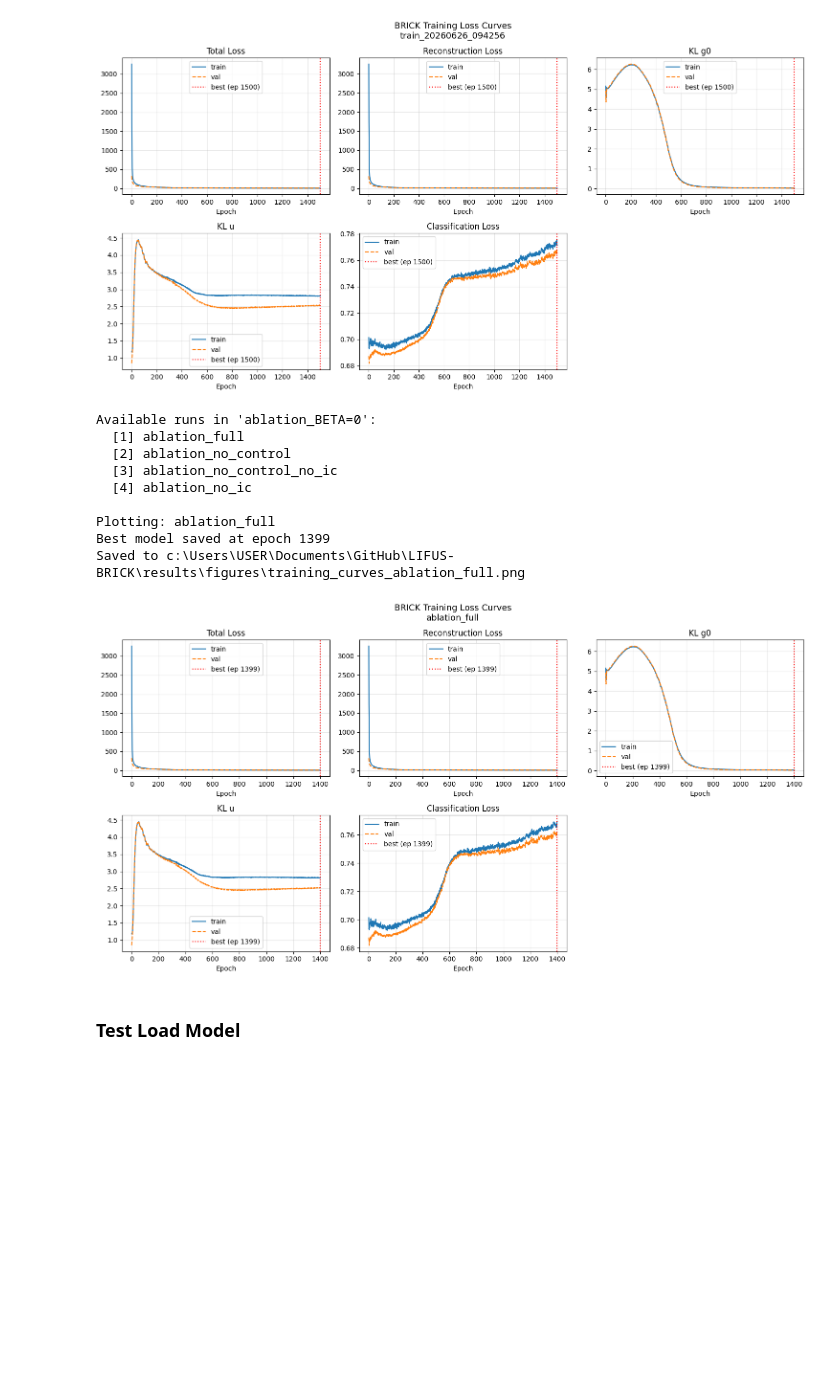
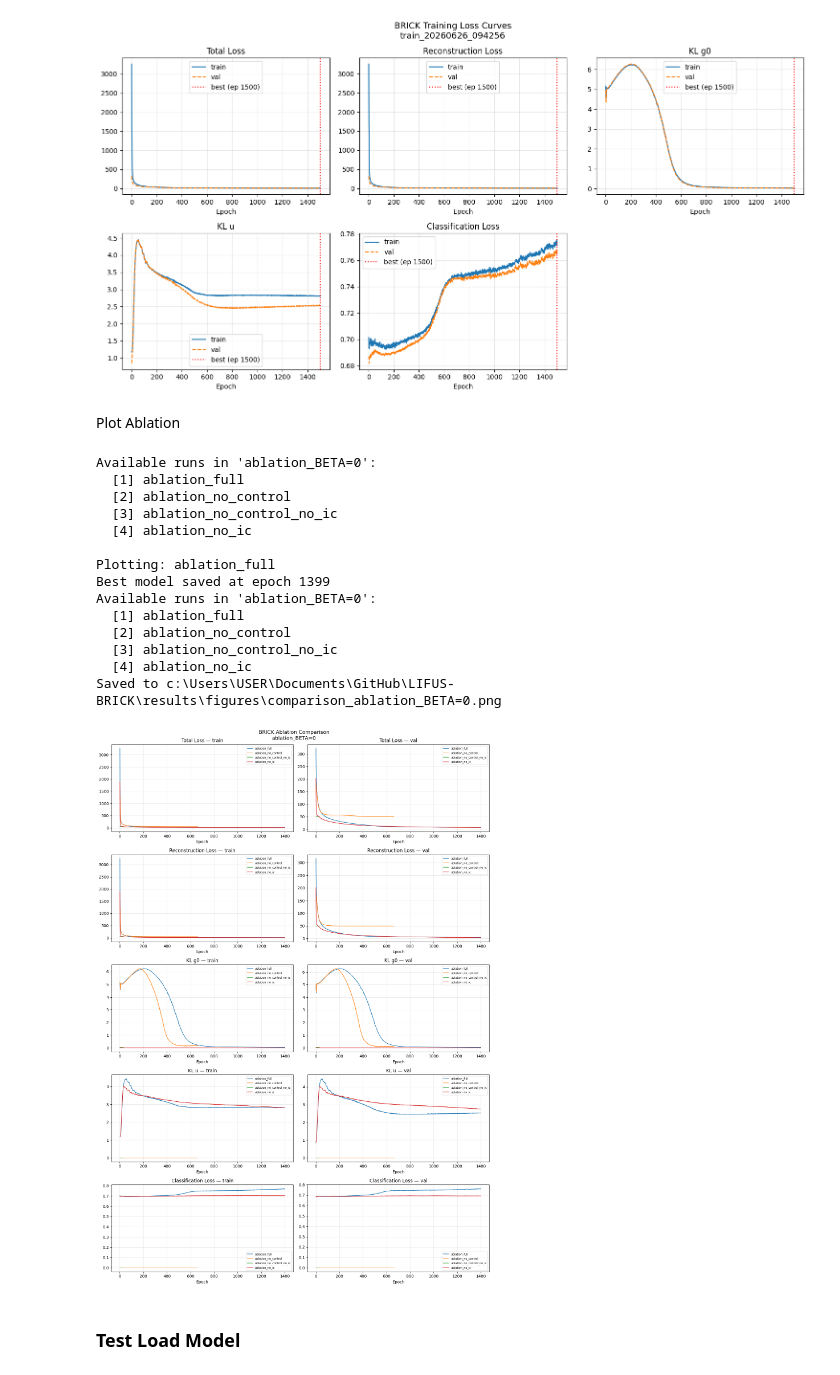
Before and after one commit to nadegeooo/LIFUS-BRICK, a Jupyter notebook: analysis/model_inspection.ipynb, the cells around one changed output. Cells and saved outputs as stored; diff of their text form; code cells hidden in the pictures; blank space fills up the shorter version.

Commit message:
Made pre and post comparison and tested on default model (not best).

```diff
--- a/analysis/model_inspection.ipynb
+++ b/analysis/model_inspection.ipynb
@@ -114,26 +112,27 @@ def plot_ablation(results_root: Path, subfolder: str, out_path: Path):
     """Plot all runs in a subfolder overlaid on the same axes."""
     csv_files = list_runs(results_root, subfolder=subfolder)
 
-    fig, axes = plt.subplots(2, 3, figsize=(15, 8))
+    fig, axes = plt.subplots(5, 2, figsize=(14, 20))
     fig.suptitle(f"BRICK Ablation Comparison\n{subfolder}", fontsize=13)
 
-    def plot(ax, title, key_train, key_val):
+    def plot(ax_train, ax_val, title, key_train, key_val):
         for csv_path in csv_files:
             data = load_csv(csv_path)
             label = csv_path.parent.name
-            ax.plot(data["epochs"], data[key_train], label=f"{label} train", linewidth=1.0)
-            ax.plot(data["epochs"], data[key_val],   label=f"{label} val",   linewidth=1.0, linestyle="--")
-        ax.set_title(title)
-        ax.set_xlabel("Epoch")
-        ax.legend(fontsize=6)
-        ax.grid(alpha=0.3)
+            ax_train.plot(data["epochs"], data[key_train], label=label, linewidth=1.2)
+            ax_val.plot(data["epochs"],   data[key_val],   label=label, linewidth=1.2)
+        ax_train.set_title(f"{title} — train")
+        ax_val.set_title(f"{title} — val")
+        for ax in (ax_train, ax_val):
+            ax.set_xlabel("Epoch")
+            ax.legend(fontsize=7)
+            ax.grid(alpha=0.3)
 
-    plot(axes[0, 0], "Total Loss",          "train_total",  "val_total")
-    plot(axes[0, 1], "Reconstruction Loss", "train_recon",  "val_recon")
-    plot(axes[0, 2], "KL g0",               "train_kl_g0",  "val_kl_g0")
-    plot(axes[1, 0], "KL u",                "train_kl_u",   "val_kl_u")
-    plot(axes[1, 1], "Classification Loss", "train_cls",    "val_cls")
-    axes[1, 2].axis("off")
+    plot(axes[0, 0], axes[0, 1], "Total Loss",          "train_total",  "val_total")
+    plot(axes[1, 0], axes[1, 1], "Reconstruction Loss", "train_recon",  "val_recon")
+    plot(axes[2, 0], axes[2, 1], "KL g0",               "train_kl_g0",  "val_kl_g0")
+    plot(axes[3, 0], axes[3, 1], "KL u",                "train_kl_u",   "val_kl_u")
+    plot(axes[4, 0], axes[4, 1], "Classification Loss", "train_cls",    "val_cls")
 
     plt.tight_layout()
     out_path.parent.mkdir(parents=True, exist_ok=True)
@@ -176,32 +175,43 @@ Plotting: train_20260626_094256
 Best model saved at epoch 1500
 Saved to c:\Users\USER\Documents\GitHub\LIFUS-BRICK\results\figures\training_curves_train_20260626_094256.png
 [figure]
+# %% [markdown]
+Plot Ablation
 # %%
 TRAIN_NUMBER = 1  # <-- change this
 SUBFOLDER = "ablation_BETA=0"  # e.g. "sweep_1", "ablation_BETA=0", or None for root
 
 results_root = ROOT_DIR / "results" / "training"
 
 csv_files  = list_runs(results_root, subfolder=SUBFOLDER)
 csv_path   = csv_files[TRAIN_NUMBER - 1]
 print(f"\nPlotting: {csv_path.parent.name}")
 
 data       = load_csv(csv_path)
 best_epoch = load_best_epoch(csv_path)
 out_path   = ROOT_DIR / "results" / "figures" / f"training_curves_{csv_path.parent.name}.png"
 
-plot_curves(data, best_epoch, csv_path.parent.name, out_path)
+plot_ablation(
+    results_root=ROOT_DIR / "results" / "training",
+    subfolder="ablation_BETA=0",
+    out_path=ROOT_DIR / "results" / "figures" / "comparison_ablation_BETA=0.png"
+)
 # %% [output]
 Available runs in 'ablation_BETA=0':
   [1] ablation_full
   [2] ablation_no_control
   [3] ablation_no_control_no_ic
   [4] ablation_no_ic
 
 Plotting: ablation_full
 Best model saved at epoch 1399
-Saved to c:\Users\USER\Documents\GitHub\LIFUS-BRICK\results\figures\training_curves_ablation_full.png
+Available runs in 'ablation_BETA=0':
+  [1] ablation_full
+  [2] ablation_no_control
+  [3] ablation_no_control_no_ic
+  [4] ablation_no_ic
+Saved to c:\Users\USER\Documents\GitHub\LIFUS-BRICK\results\figures\comparison_ablation_BETA=0.png
-[figure, old version]
+[figure, new version]
 # %% [markdown]
 ### Test Load Model
 # %%
```
Also changed, not shown: parts of 1 cell of this notebook, 16 other files.
